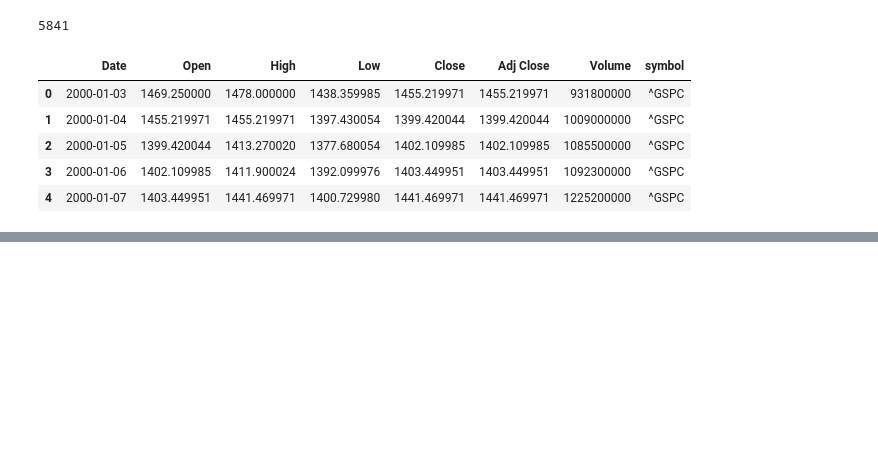
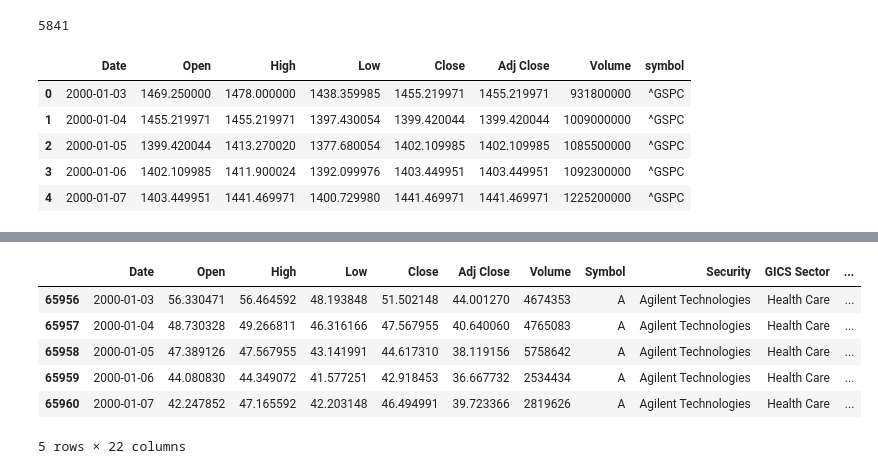
Before and after one commit to falloatti/SYP500, a Jupyter notebook: S&P500.ipynb, the cells around one changed output, grey strips where cells are left out. Drawn from its saved outputs; the diff is of its cells as text; code cells hidden in the pictures; blank space fills up the shorter version.

```diff
--- a/S&P500.ipynb
+++ b/S&P500.ipynb
@@ -563,3 +562,13 @@ archivo = pa.Table.from_pandas(merged_df)
 pq.write_table(archivo, 'EdaSyP.parquet')
 # %%
 sp500_index_data.to_csv('sp500.csv')
+# %%
+merged_df.head()
+# %% [output]
+|  | Date | Open | High | Low | Close | Adj Close | Volume | Symbol | Security | GICS Sector | ... |
+| 65956 | 2000-01-03 | 56.330471 | 56.464592 | 48.193848 | 51.502148 | 44.001270 | 4674353 | A | Agilent Technologies | Health Care | ... |
+| 65957 | 2000-01-04 | 48.730328 | 49.266811 | 46.316166 | 47.567955 | 40.640060 | 4765083 | A | Agilent Technologies | Health Care | ... |
+| 65958 | 2000-01-05 | 47.389126 | 47.567955 | 43.141991 | 44.617310 | 38.119156 | 5758642 | A | Agilent Technologies | Health Care | ... |
+| 65959 | 2000-01-06 | 44.080830 | 44.349072 | 41.577251 | 42.918453 | 36.667732 | 2534434 | A | Agilent Technologies | Health Care | ... |
+| 65960 | 2000-01-07 | 42.247852 | 47.165592 | 42.203148 | 46.494991 | 39.723366 | 2819626 | A | Agilent Technologies | Health Care | ... |
+5 rows × 22 columns
```
Also changed, not shown: parts of 13 cells of this notebook.
